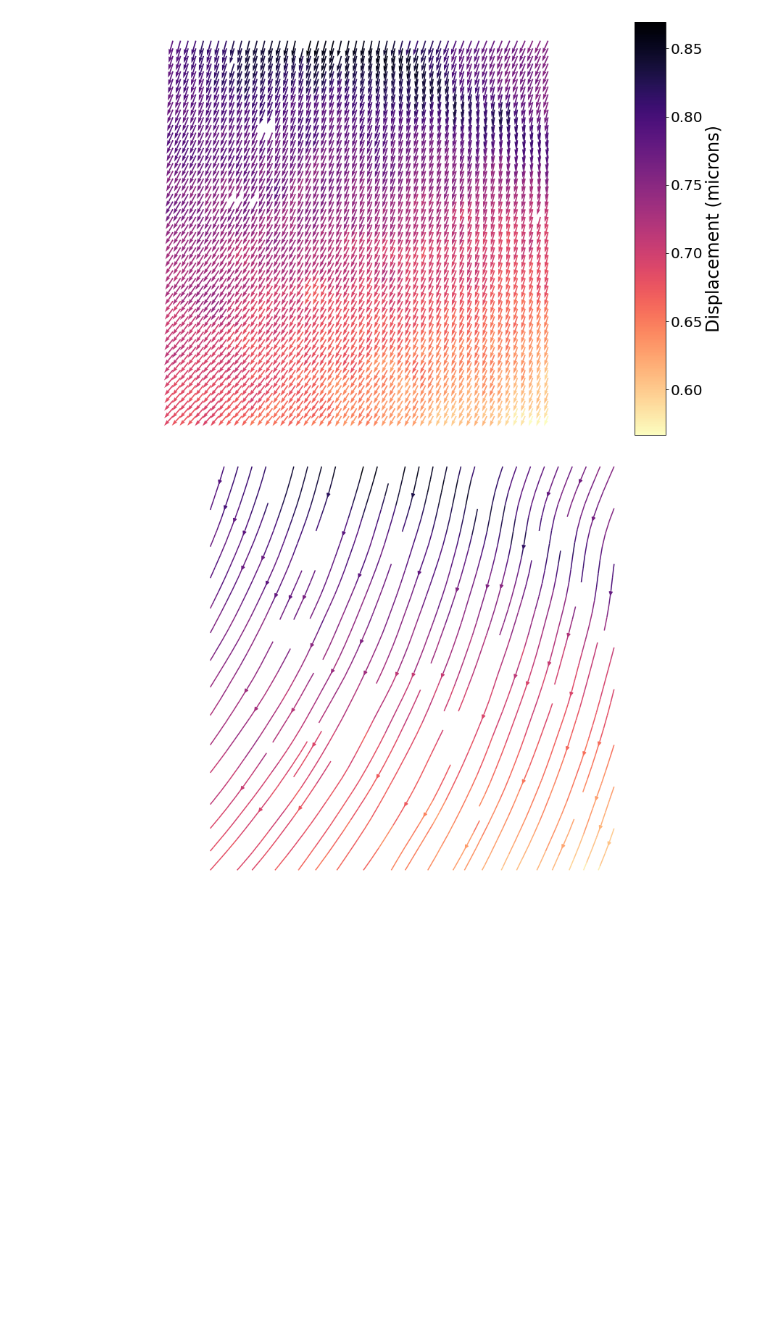
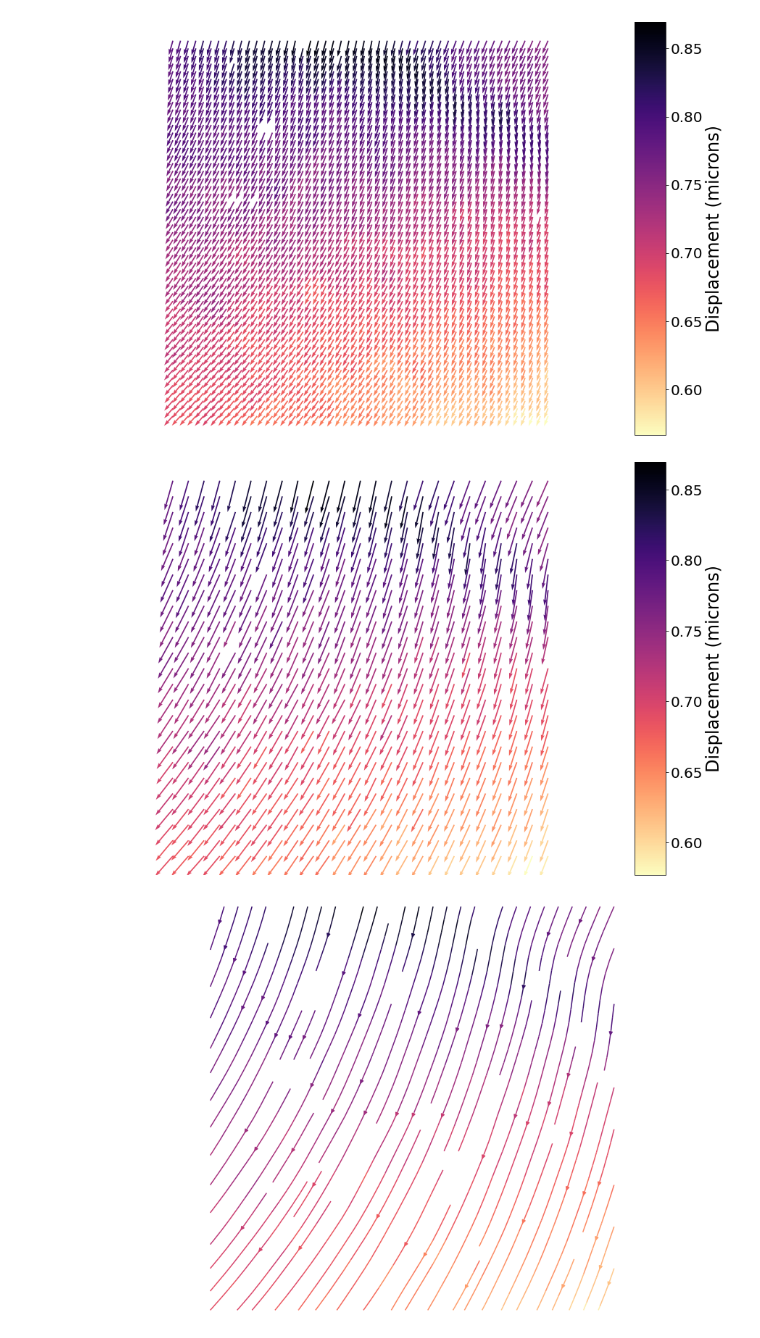
Before and after one commit to marcoalopez/Jupyter4DICe, a Jupyter notebook: notebooks/Displacement_analysis.ipynb, the cells around one changed output. Cells and saved outputs as stored; diff of their text form; code cells hidden in the pictures; blank space fills up the shorter version.

```diff
--- a/notebooks/Displacement_analysis.ipynb
+++ b/notebooks/Displacement_analysis.ipynb
@@ -148,5 +150,24 @@ cbar.set_label('Displacement (microns)', fontsize=24)
 cbar.ax.tick_params(labelsize=20)
 # %% [output]
 [figure]
+# %%
+# decrease vector density (i.e. downsample) for clarity
+x2, y2 = np.meshgrid(np.arange(25), np.arange(25))
+
+fig3, ax = plt.subplots(constrained_layout=True)
+
+ax.invert_yaxis() # force that y axis increases downwards (as in imshow)
+ax.axis('equal') # equal aspect ratio
+ax.set_axis_off()
+
+# image (take time step 10 --> [:, :, 9]), note that dispY is multiplied by -1
+im = ax.quiver(x2, y2, data.dispX[, 50:100:2, 9], data.dispY[250:300:2, 50:100:2, 9] * -1, data.magnitude[250:300:2, 50:100:2, 9], scale_units='xy', scale=0.4, cmap='magma_r')
+
+# add a color bar
+cbar = fig3.colorbar(im, ax=ax)
+cbar.set_label('Displacement (microns)', fontsize=24)
+cbar.ax.tick_params(labelsize=20)
+# %% [output]
+[figure, added]
 # %%
 # initialize figure
```
Also changed, not shown: parts of 5 cells of this notebook.
